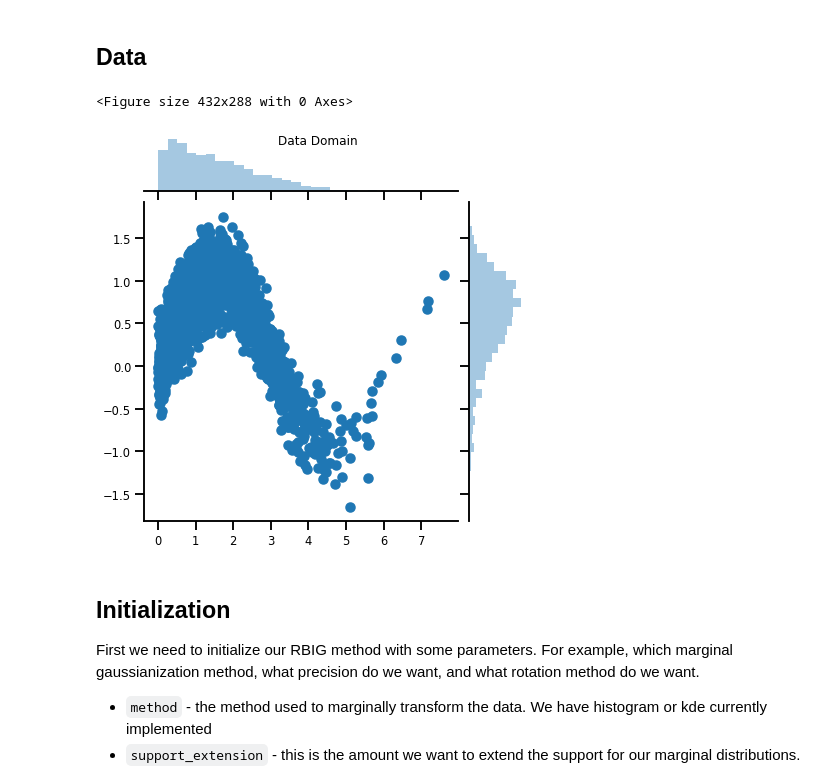
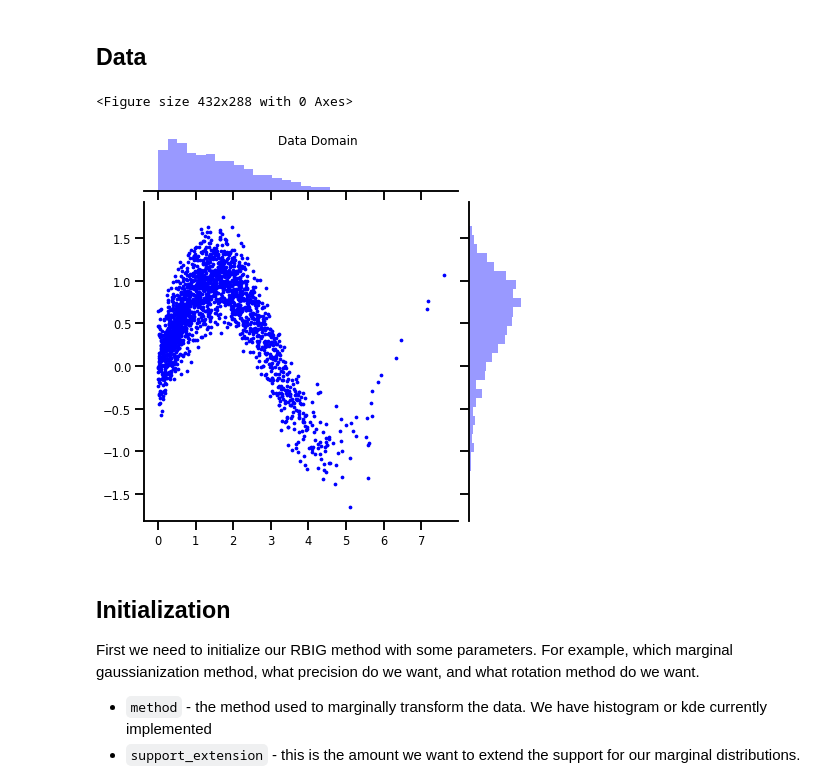
Before and after one commit to IPL-UV/rbig_jax, a Jupyter notebook: notebooks/iterative/details/1.3_iterative_gaussianization.ipynb, the cells around one changed output. Drawn from its saved outputs; the diff is of its cells as text; code cells hidden in the pictures.

Commit message:
Added demo notebooks with plots.

```diff
--- a/notebooks/iterative/details/1.3_iterative_gaussianization.ipynb
+++ b/notebooks/iterative/details/1.3_iterative_gaussianization.ipynb
@@ -58,18 +58,18 @@ sns.set_context(context="talk", font_scale=0.7)
 # %%
 # %%wandb
 # get data
 n_samples = 2_000
 n_features = 2
 data = get_classic(n_samples)
 
 # plot data
 plt.figure()
-sns.jointplot(data[:, 0], data[:, 1])
+sns.jointplot(data[:, 0], data[:, 1], s=5, color='blue')
 plt.suptitle('Data Domain')
 plt.show()
 # %% [output]
 <Figure size 432x288 with 0 Axes>
-[figure, old version]
+[figure, new version]
 # %% [markdown]
 ## Initialization
 
```
Also changed, not shown: 8 other files.
